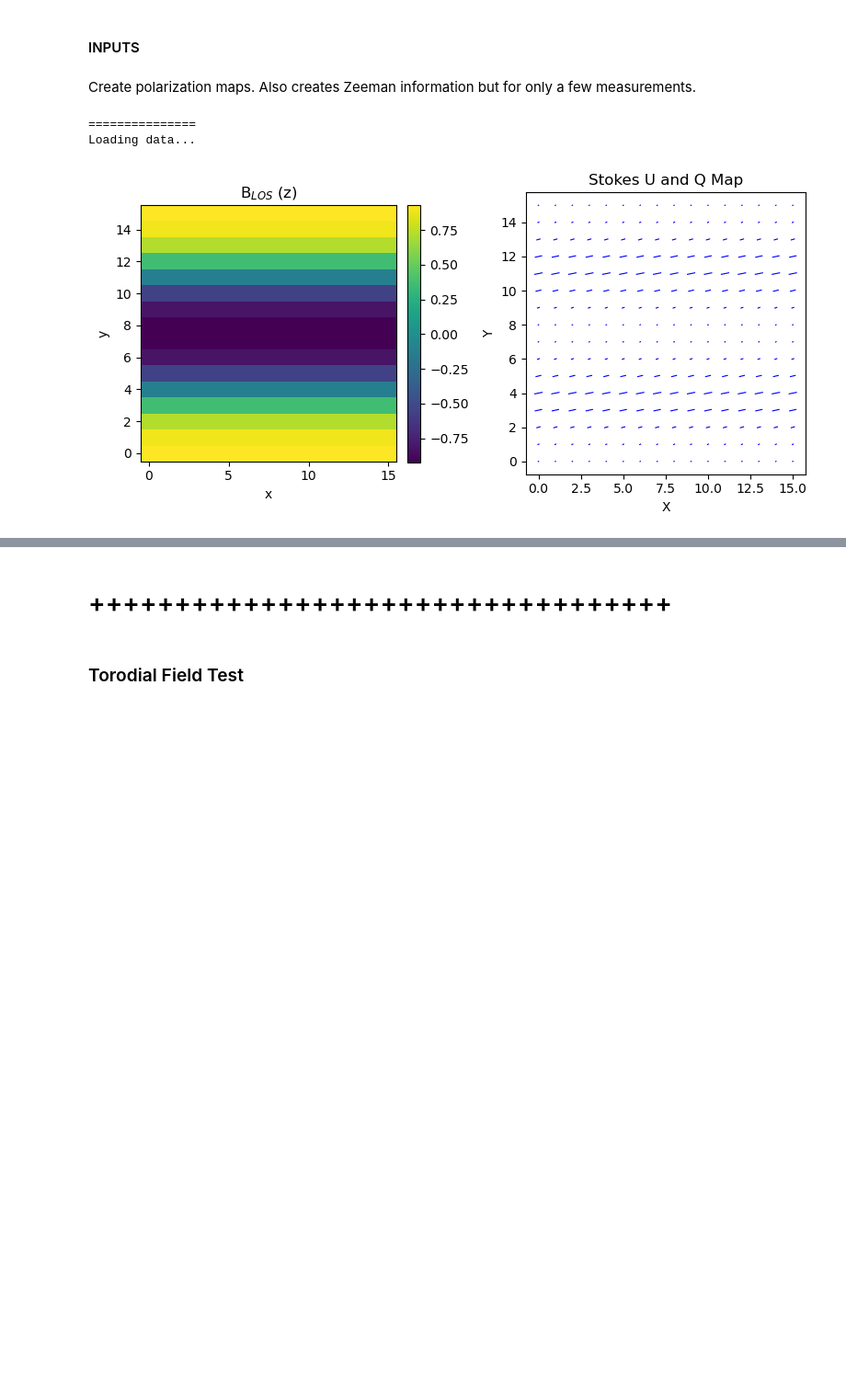
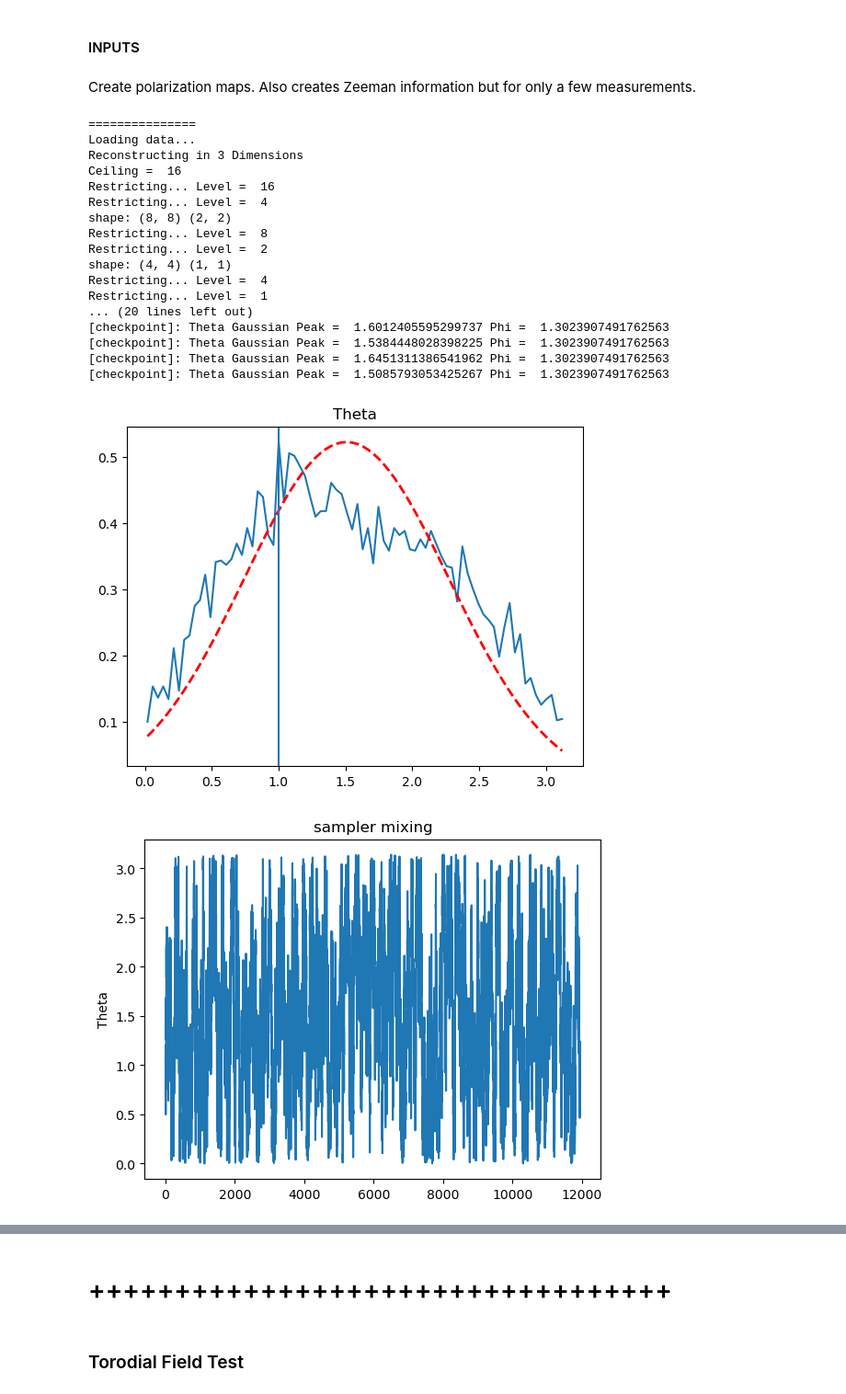
Before and after one commit to skressy/reconstruction, a Jupyter notebook: 3D_recon_zeeman.ipynb, the cells around one changed output, grey strips where cells are left out. Shown at 92% size. Cells and saved outputs as stored; diff of their text form; code cells hidden in the pictures; blank space fills up the shorter version.

Commit message:
Zeeman Testing

```diff
--- a/3D_recon_zeeman.ipynb
+++ b/3D_recon_zeeman.ipynb
@@ -31,10 +112,7 @@ def p_vcycle(u1_list, b3_list, J, C): # u1_list restricted 2d DATA (U, Q, cos2g)
 
             u11 = u1_list.pop() # restricted layers, act as data
 
-            ############
-            # HERE CHECK THAT INPUT u11 indexing IS CORRECT
-            b11 = rf.zeeman_recon(u11, plotting=0)
-            # b11 = rf.init_recon_2D(u11) # Reconstruct restricted 1x1 square into cube
+            b11 = zeeman_recon_3D(u11) # Reconstruct restricted 1x1 square into cube
 
             b31 = rf.prolong_3D(b11) # prolong into 2x2x2 cube
 
@@ -42,13 +120,13 @@ def p_vcycle(u1_list, b3_list, J, C): # u1_list restricted 2d DATA (U, Q, cos2g)
 
             J = b31[0][0].shape[0]
 
-            print('[checkpoint]: 1x1 square reconstructed and prolonged.')
+            print('[checkpoint]: size of 1st cell recon:', np.shape(b11), 'size of 1st cell prolonged:', np.shape(b31))
             p_vcycle(u1_list, b3_list, J, C)
 
         else:
             u12 = u1_list.pop() # restricted 2d DATA; every time a level is used, remove
 
-            b12 = rf.init_recon_3D(u12) # reconstruct nxn square into nxnxn cube
+            b12 = zeeman_recon_3D(u12) # reconstruct nxn square into nxnxn cube
 
             b32 = b3_list[-1] # grab previously prolonged cube
 
@@ -56,14 +134,14 @@ def p_vcycle(u1_list, b3_list, J, C): # u1_list restricted 2d DATA (U, Q, cos2g)
 
             if np.shape(b12) == np.shape(b32):
                 # set parameters for sampling
-                dtheta   = 0.02
+                dtheta   = 0.4
                 dphi     = 0.3
-                R        = 8000
-                rbins    = R//100
-                nbins    = 20
-                ntrials  = 200
-                burn     = 50
-                plotting = 1
+                R        = 12000
+                rbins    = R//150
+                ntrials  = 800
+                nbins    = ntrials//80
+                burn     = 500
+                plotting = 0
 
                 # Check Level:
                 if u12[0][0].shape[0] < C:  # still growing, still prolongating
@@ -110,7 +188,8 @@ def r_vcycle(tdmap, u1_list, b3_list, C):
         p_vcycle(u1_list, b3_list, J, C) # start prolongation cycle at smallest cell
 
     else:
-        u0 = rf.restrict(tdmap) # restrict to lower resolution
+        u0 = rf.restrict_zeeman_min(tdmap) # restrict to lower resolution
+        print('shape:',np.shape(u0[0]), np.shape(u0[3]))
         u1_list.append(u0) # save each restricted 2D level
         r_vcycle(u0, u1_list, b3_list, C) # restart cycle for next lvl
 # %% [markdown]
@@ -145,12 +224,28 @@ Create polarization maps. Also creates Zeeman information but for only a few mea
 # %%
 print('===============')
 print('Loading data...')
-U, Q, COS, B_los_map, Bx, By, Bz = dg.wavy_zeeman_pol_min(box_length=16,amplitude=1.2,frequency=1,x_const=0.2,num_measurements=4,plotting=1)
+U, Q, COS, B_los_map, Bx, By, Bz = dg.wavy_zeeman_pol_min(box_length=16,amplitude=1.2,frequency=1,x_const=0.2,num_measurements=4,plotting=0)
 UQpol_array = [U, Q, COS, B_los_map]
 
 print('Reconstructing in 3 Dimensions')
 d3_field = multigrid(UQpol_array)
 # %% [output]
 ===============
 Loading data...
+Reconstructing in 3 Dimensions
+Ceiling =  16
+Restricting... Level =  16
+Restricting... Level =  4
+shape: (8, 8) (2, 2)
+Restricting... Level =  8
+Restricting... Level =  2
+shape: (4, 4) (1, 1)
+Restricting... Level =  4
+Restricting... Level =  1
+... (20 lines left out)
+[checkpoint]: Theta Gaussian Peak =  1.6012405595299737 Phi =  1.3023907491762563
+[checkpoint]: Theta Gaussian Peak =  1.5384448028398225 Phi =  1.3023907491762563
+[checkpoint]: Theta Gaussian Peak =  1.6451311386541962 Phi =  1.3023907491762563
+[checkpoint]: Theta Gaussian Peak =  1.5085793053425267 Phi =  1.3023907491762563
-[figure, old version]
+[figure, new version]
+[figure, added]
```
Also changed, not shown: parts of 17 cells of this notebook, 7 other files.
